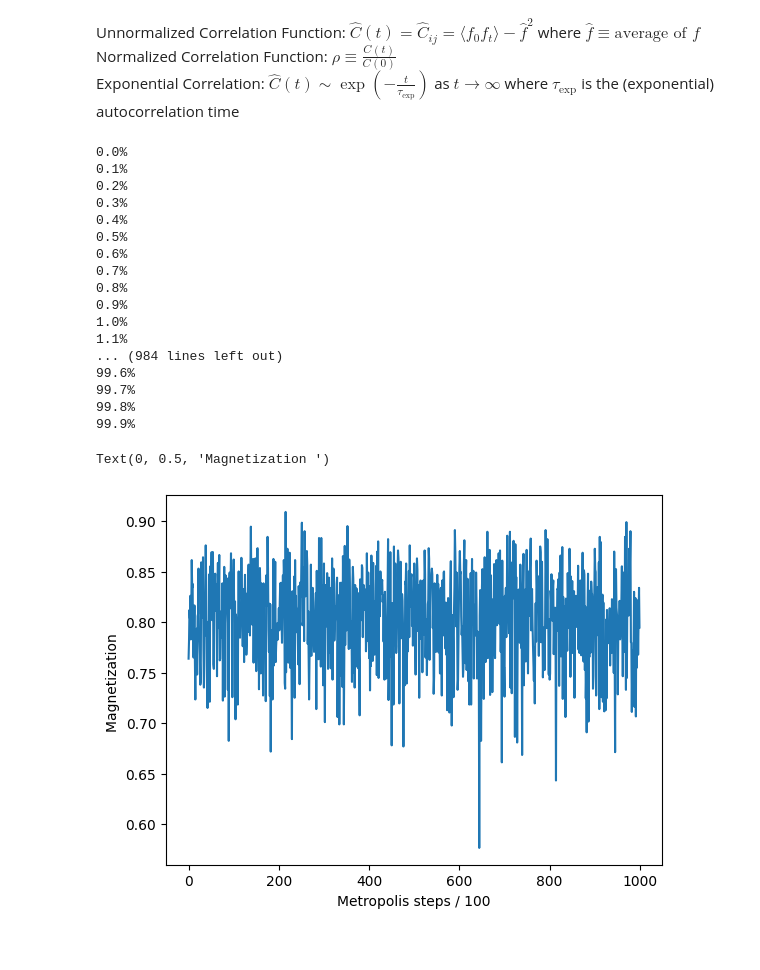
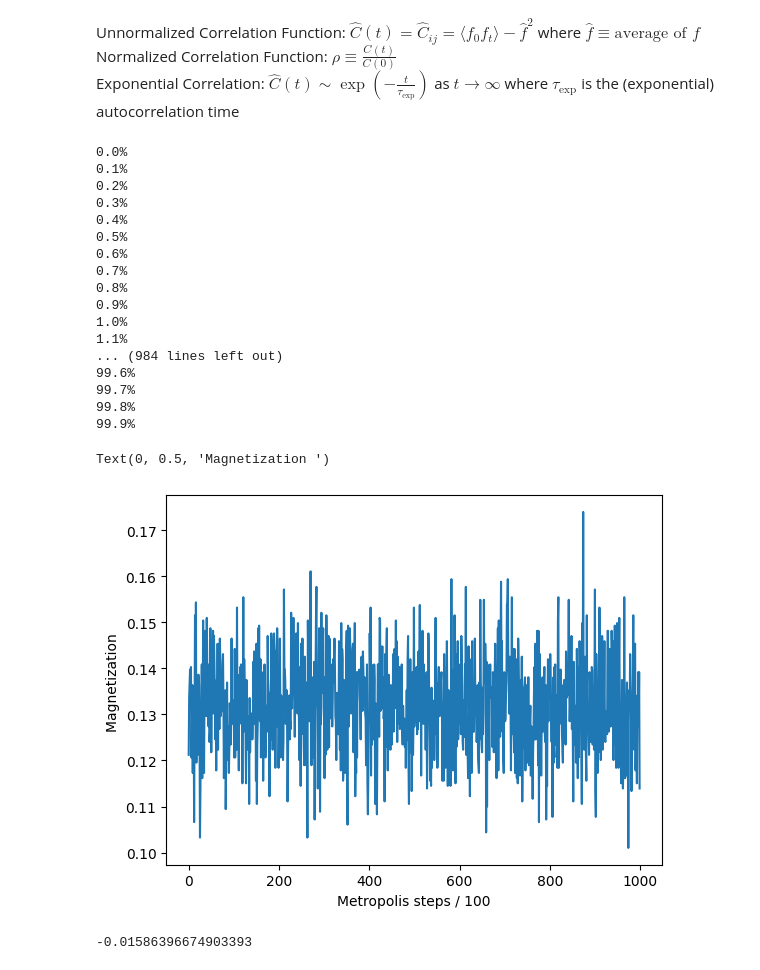
Before and after one commit to noahchanoah/thesis, a Jupyter notebook: Fising.ipynb, the cells around one changed output. Cells and saved outputs as stored; diff of their text form; code cells hidden in the pictures.

```diff
--- a/Fising.ipynb
+++ b/Fising.ipynb
@@ -337,19 +337,19 @@ def m24(lattice, temp, iterations):
 #SIZE = 20
 avgm220 = []
 avgm420 = []
-size = 20
+size = 12
 lat = initLattice(size,False)
 
 tempRange = np.linspace(2.1,2.4,1000)
 for temp in tempRange:
     percent = round(((temp-2.1) / (2.4-2.1)) * 100, 1)
     print("T = %s      %s%%      s=%s" % (round(temp,3), percent, size))
-    m20 = m24(lat, temp, 1000000) #lattice size 20 mags
+    m20 = m24(lat, temp, 100000) #lattice size 20 mags #500000
     m220 = m20[0] #m^2 for lattice size 20
     m420 = m20[1] #m^4 for lattice size 20
 
     #average m^2
-    avg220 = np.average(m220)  # get rid of normalization  / (np.power(size,2))
+    avg220 = np.average(m220)  # get rid of normalization  / (np.power(size,2))   SHOULD I ADD ERROR BARS HERE?
     avgm220.append(avg220)
 
     #average m^4
@@ -377,14 +377,14 @@ T = 2.4      100.0%      s=20
 #SIZE = 10
 avgm210 = []
 avgm410 = []
-size = 10
+size = 24
 lat = initLattice(size,False)
 
 tempRange = np.linspace(2.1,2.4,1000)
 for temp in tempRange:
     percent = round(((temp-2.1) / (2.4-2.1)) * 100, 1)
     print("T = %s      %s%%      s=%s" % (round(temp,3), percent, size))
-    m10 = m24(lat, temp, 1000000) #lattice size 20 mags
+    m10 = m24(lat, temp, 100000) #lattice size 20 mags
     m210 = m10[0] #m^2 for lattice size 20
     m410 = m10[1] #m^4 for lattice size 20
 
@@ -425,7 +425,8 @@ for i in range(len(avgm220)):
 ### Make susceptibility plots once this is done NO MATTER WHAT
 # %%
 from scipy import interpolate
-averagingWindow = 100
+from scipy import optimize
+averagingWindow = 200
 
 avg10 = []
 for i in range(len(div10)+1):
@@ -446,10 +447,16 @@ xData = np.linspace(2.1,2.4,int((1000/averagingWindow)))
 
 f10 = interpolate.interp1d(xData, avg10)
 f20 = interpolate.interp1d(xData, avg20)
+def fRoot(x):
+    return f20(x)-f10(x)
 plt.plot(xData, f10(xData), color="green")
 #plt.scatter(xData, avg10, color="red", s=5)
 #plt.plot(tempRange, div20)
 plt.plot(xData, f20(xData), color="blue")
+#plt.plot(xData, fRoot(xData))
 #plt.scatter(xData, avg20, s=5, color="blue")
 plt.xlim(2,2.5)
+
+
+optimize.brentq(fRoot, 2.1, 2.4)
 # %% [output]
@@ -769,35 +779,40 @@ for step in metSteps:
     percent = round((step / metSteps.size) * 100, 1)
     print("%s%%" % percent)
 
-    mTimeSeries = Metropolis(lat, 2.27, 10000)
+    mTimeSeries = Metropolis(lat, 10000, 10000)
     avg = np.average(mTimeSeries) / (np.power(size,2))
     avgMags.append(avg)
 
 
 
 #plot output
 #plt.xlim(0,7)
 #plt.ylim(-110,size*size + 10)
 plt.plot(metSteps, avgMags)
 plt.xlabel("Metropolis steps / 100")
 plt.ylabel("Magnetization ")
 # %% [output]
 0.0%
 0.1%
 0.2%
 0.3%
 0.4%
 0.5%
 0.6%
 0.7%
 0.8%
 0.9%
 1.0%
 1.1%
 ... (984 lines left out)
 99.6%
 99.7%
 99.8%
 99.9%
 Text(0, 0.5, 'Magnetization ')
-[figure, old version]
+[figure, new version]
+# %%
+np.power(np.average(sinY),2)
+autoCor(0,50,sinY)
+# %% [output]
+-0.01586396674903393
```
Also changed, not shown: parts of 8 cells of this notebook.
